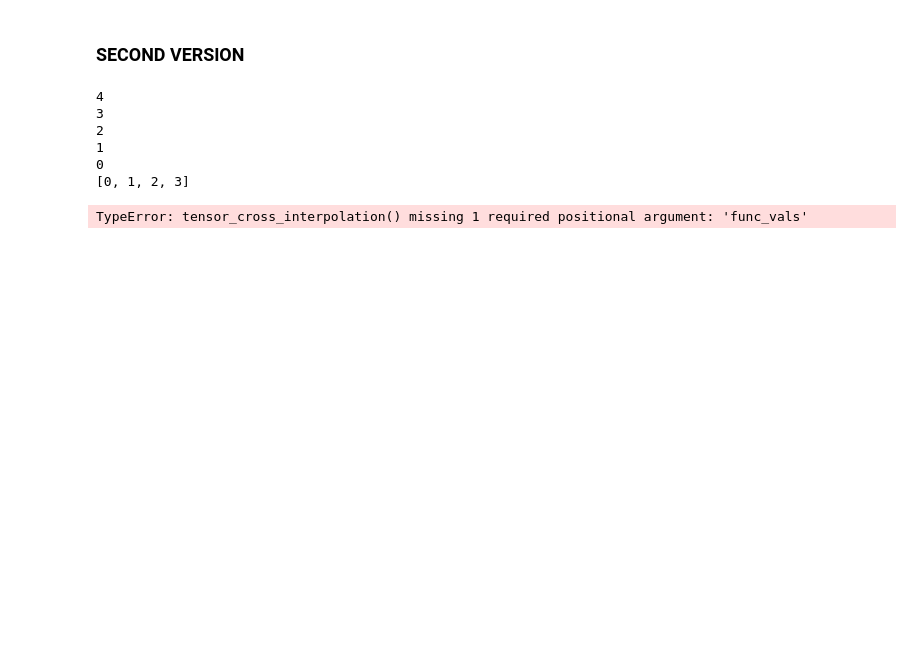
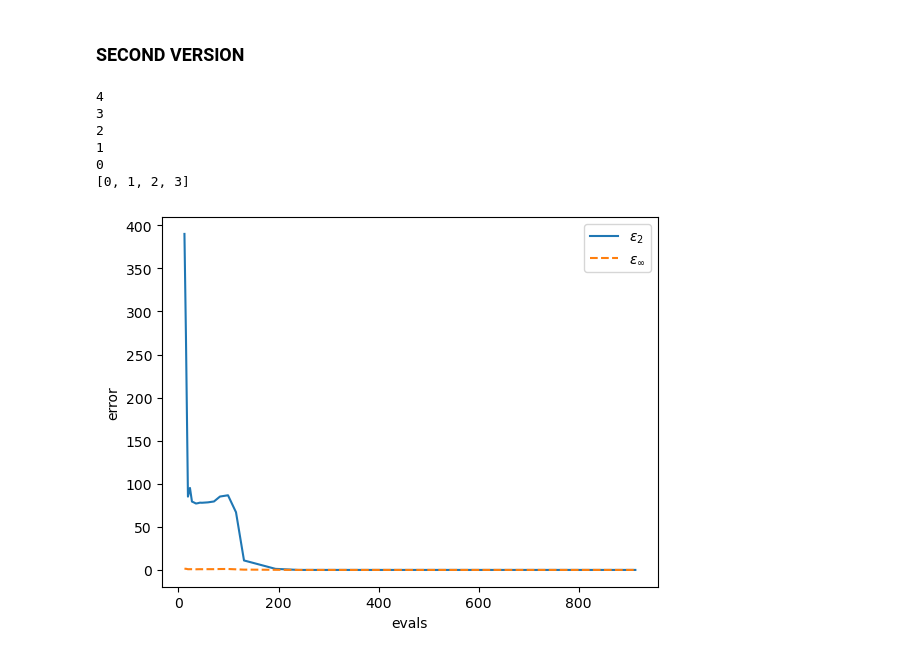
Before and after one commit to gconcheri/Student-Research-Job, a Jupyter notebook: TCI_newmethod.ipynb, the cells around one changed output. Drawn from its saved outputs; the diff is of its cells as text; code cells hidden in the pictures; blank space fills up the shorter version.

```diff
--- a/TCI_newmethod.ipynb
+++ b/TCI_newmethod.ipynb
@@ -39,7 +39,7 @@ class function:  # certain function f(x) with x given as binary
     def __call__(self, *args, **kwds):
 
         if args in self.cache:
-            return self.cache[args]
+            return self.cache[*args]
         else:
             val = self.f(*args)
             self.cache[*args] = val
@@ -51,6 +51,7 @@ class function:  # certain function f(x) with x given as binary
 ### FIRST VERSION
 # %%
 # implement the tensor cross interpolation
+"""
 def tensor_cross_interpolation(tensor, func_vals, L, d=2, eps_or_chi=1e-6, iters=6):
     # random initial choice for index sets
     idxs = np.random.choice(d, size=(L)) #array of L random numbers from 0 to d-1 - index sigma
@@ -155,3 +156,4 @@ def right_to_left_sweep(tensor, func_vals, As, I, J, L, d, eps_or_chi):
         err_2.append(np.linalg.norm(difference)**2)
 
     return As, J
+    """
@@ -350,14 +338,22 @@ test_func = lambda x: 0.4 * np.sin(10 * np.pi * x)\
 # exact function values
 xs = np.linspace(0, 1, 2**10, endpoint=False)
 func_vals = test_func(xs)
-
-# MPS from tensor cross interpolation
-#func = lambda *args: func_vals.reshape((2,)*10)[*args]
-#here we have to define func as the initialization of the class
-func = function(lambda x: func_vals.reshape((2,) * 10)[*x])
-As, _, eval = tensor_cross_interpolation(func, func_vals          # function to be interpolated
-                                   L=10,          # number of MPS tensors
-                                   eps_or_chi=10, # bond dimension
-                                   iters=4)       # number of back-and-forth sweeps
-# %% [output]
-TypeError: tensor_cross_interpolation() missing 1 required positional argument: 'func_vals'
+# %%
+# MPS from tensor cross interpolation
+#func = lambda *args: func_vals.reshape((2,)*10)[*args]
+#here we have to define func as the initialization of the class
+func = function(lambda *x: func_vals.reshape((2,) * 10)[*x])
+As, _, eval, err_2, err_max = tensor_cross_interpolation(func,         # function to be interpolated
+                                   func_vals,
+                                   L=10,          # number of MPS tensors
+                                   eps_or_chi=10, # bond dimension
+                                   iters=4)       # number of back-and-forth sweeps
+# %%
+plt.plot(eval,err_2, '-', label = "$\epsilon_2$")
+plt.plot(eval,err_max, '--', label = "$\epsilon_\infty$")
+plt.xlabel("evals")
+plt.ylabel("error")
+plt.legend()
+plt.show()
+# %% [output]
+[figure, added]
```
Also changed, not shown: parts of 3 cells of this notebook.
